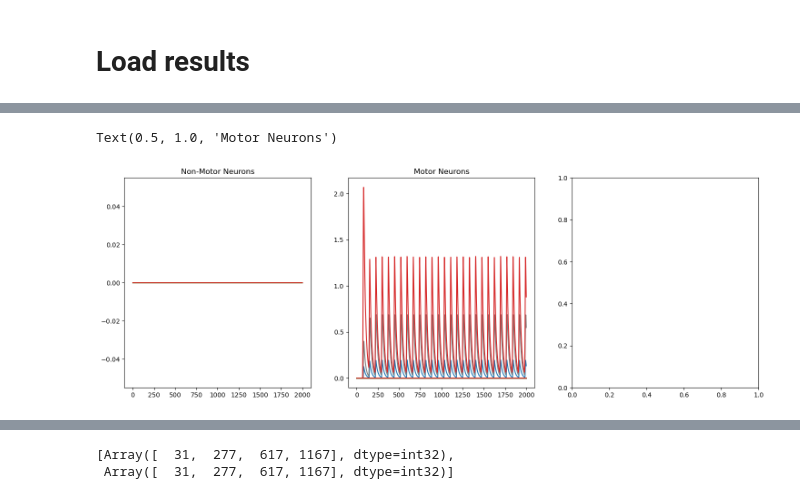
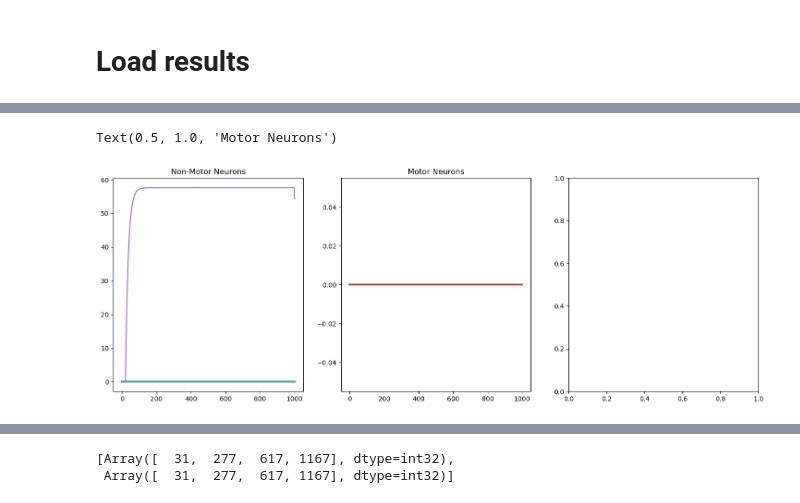
Before and after one commit to smpuglie/Pugliese_cpg_2025, a Jupyter notebook: notebooks/run_config.ipynb, the cells around one changed output, grey strips where cells are left out. Drawn from its saved outputs; the diff is of its cells as text; code cells hidden in the pictures.

```diff
--- a/notebooks/run_config.ipynb
+++ b/notebooks/run_config.ipynb
@@ -254,4 +196,4 @@ from src.utils.sim_utils import compute_oscillation_score, neuron_oscillation_sc
 
 results = sparse.load_npz(cfg.paths.ckpt_dir / f"{cfg.experiment.name}_Rs.npz").todense().astype(np.float32)
 # results = sparse.load_npz('/data/users/eabe/Pugliese_2025/prune_test/hyak/run_id=27996612/ckpt/prune_test_mini_circuits.npz').todense().astype(np.float32)
-# min_circuit = sparse.load_npz(cfg.paths.ckpt_dir / f"{cfg.experiment.name}_mini_circuits.npz").todense()
+min_circuit = sparse.load_npz(cfg.paths.ckpt_dir / f"{cfg.experiment.name}_mini_circuits.npz").todense()
@@ -261,0 +200,3 @@ min_circuit.shape
+# %%
+neuron_params_single = jax.tree.map(lambda x: x[9], neuron_params)
+print_pytree(neuron_params_single)
@@ -262,17 +234,49 @@ min_circuit.shape
+# %%
+param_idx = 9
+stim_idx = 0
+W_mask_new = jnp.ones((min_circuit.shape[-1],min_circuit.shape[-1]), dtype=jnp.bool_)
+W_mask_new = (W_mask_new * min_circuit[param_idx, :, None] * min_circuit[param_idx, None, :]).astype(jnp.bool_)
+key = jax.random.PRNGKey(9 + 12345)
+W_reweighted = reweight_connectivity(
+    W_mask_new,
+    sim_params.exc_multiplier,
+    sim_params.inh_multiplier
+)
+
+# Run the final simulation with pruned network
+final_results = run_single_simulation(
+    W_reweighted,
+    neuron_params_single.tau,
+    neuron_params_single.a,
+    neuron_params_single.threshold,
+    neuron_params_single.fr_cap,
+    neuron_params_single.input_currents[param_idx]*2,
+    sim_params.noise_stdv,
+    sim_params.t_axis,
+    sim_params.T,
+    sim_params.dt,
+    sim_params.pulse_start,
+    sim_params.pulse_end,
+    sim_params.r_tol,
+    sim_params.a_tol,
+    key
+)
 # %%
-R = results[0,160]
+R = final_results#[0,9]
 w_table = pd.read_csv(cfg.experiment.dfPath,index_col=0)
 # 10093 = bdn2, 10707 = exc 1, 11751 = exc 2, 13905 = inh 1
-nonmns_idxs = w_table.loc[(w_table["bodyId"]==10093) | (w_table["bodyId"]==10707) | (w_table["bodyId"]==11751) | (w_table["bodyId"]==13905)].index
-mn_idxs = jnp.asarray(w_table.loc[w_table["class"]=="motor neuron"].index.values)
+# nonmns_idxs = w_table.loc[(w_table["bodyId"]==10093) | (w_table["bodyId"]==10707) | (w_table["bodyId"]==11751) | (w_table["bodyId"]==13905)].index
+# mn_idxs = jnp.asarray(w_table.loc[w_table["class"]=="motor neuron"].index.values)
+nonmns_idxs = jnp.where(~mn_mask)[0]
+mn_idxs = jnp.where(mn_mask)[0]
 
 fig, axs = plt.subplots(1,3, figsize=(18, 6))
 for i in nonmns_idxs:
     axs[0].plot(R[i])
 axs[0].set_title("Non-Motor Neurons")
 for i in mn_idxs:
     axs[1].plot(R[i])
 axs[1].set_title("Motor Neurons")
 # %% [output]
 Text(0.5, 1.0, 'Motor Neurons')
-[figure, old version]
+[figure, new version]
```
Also changed, not shown: parts of 22 cells of this notebook, 1 other file.
